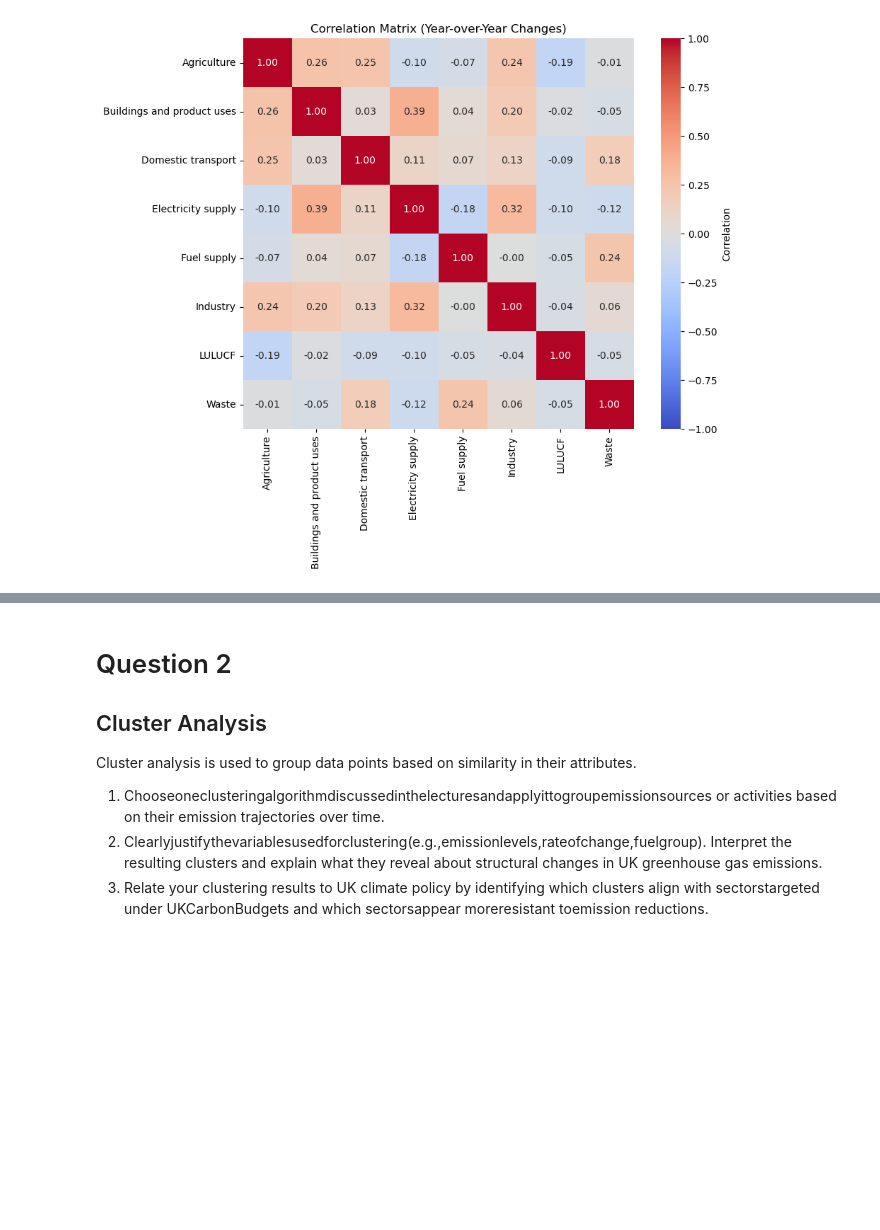
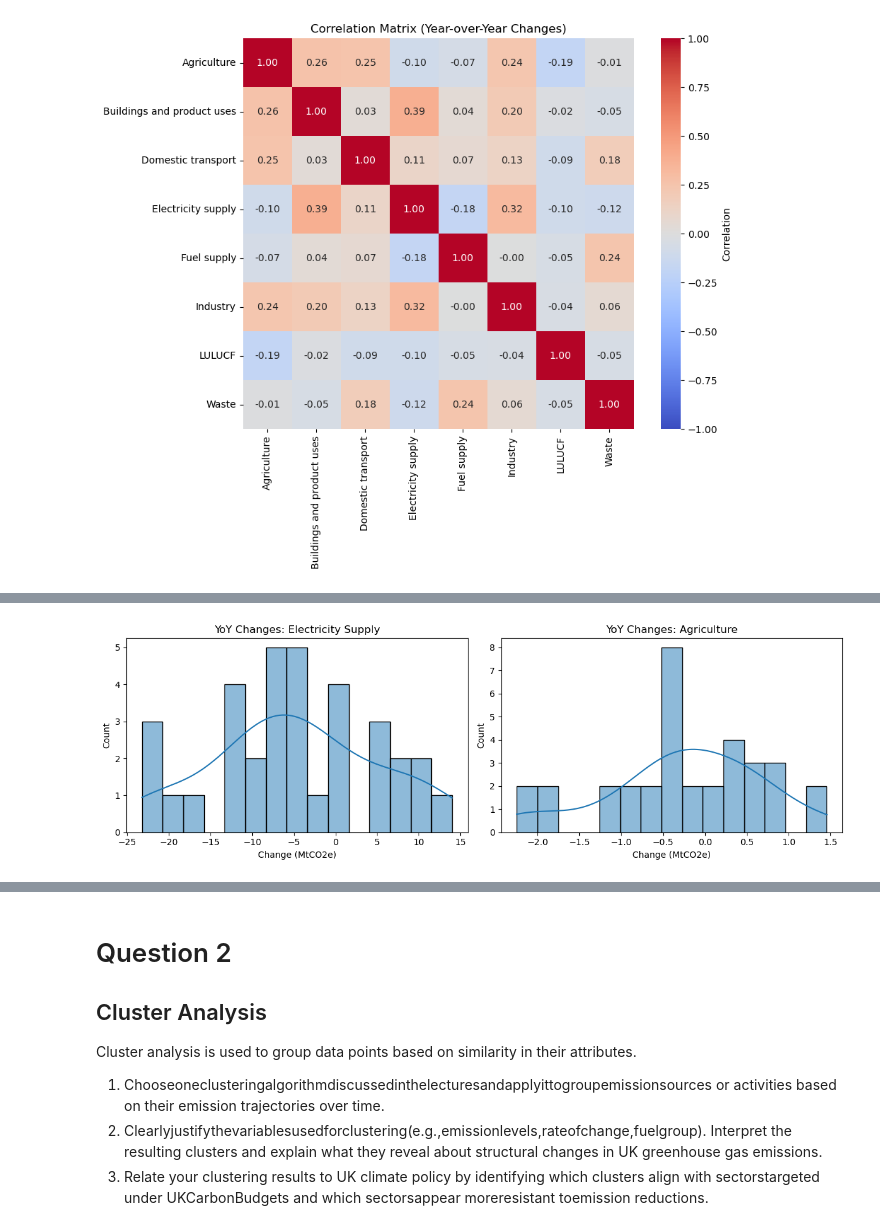
Before and after one commit to PontusNeumann/CBS-Spring26, a Jupyter notebook: alex_ml_ma1.ipynb, the cells around one changed output, grey strips where cells are left out. Saved outputs shown, nothing was run; the diff lists cells and outputs as text; code cells hidden in the pictures; blank space fills up the shorter version.

```diff
--- a/alex_ml_ma1.ipynb
+++ b/alex_ml_ma1.ipynb
@@ -203,0 +336,16 @@ plt.show()
+# %%
+# --- Histograms for contrasting sectors ---
+fig, axes = plt.subplots(1, 2, figsize=(12, 4))
+
+sns.histplot(yoy["Electricity supply"], bins=15, kde=True, ax=axes[0], alpha=0.5)
+axes[0].set_title("YoY Changes: Electricity Supply")
+axes[0].set_xlabel("Change (MtCO2e)")
+
+sns.histplot(yoy["Agriculture"], bins=15, kde=True, ax=axes[1], alpha=0.5)
+axes[1].set_title("YoY Changes: Agriculture")
+axes[1].set_xlabel("Change (MtCO2e)")
+
+plt.tight_layout()
+plt.show()
+# %% [output]
+[figure, added]
```
Also changed, not shown: parts of 13 cells of this notebook, 1 other file.
